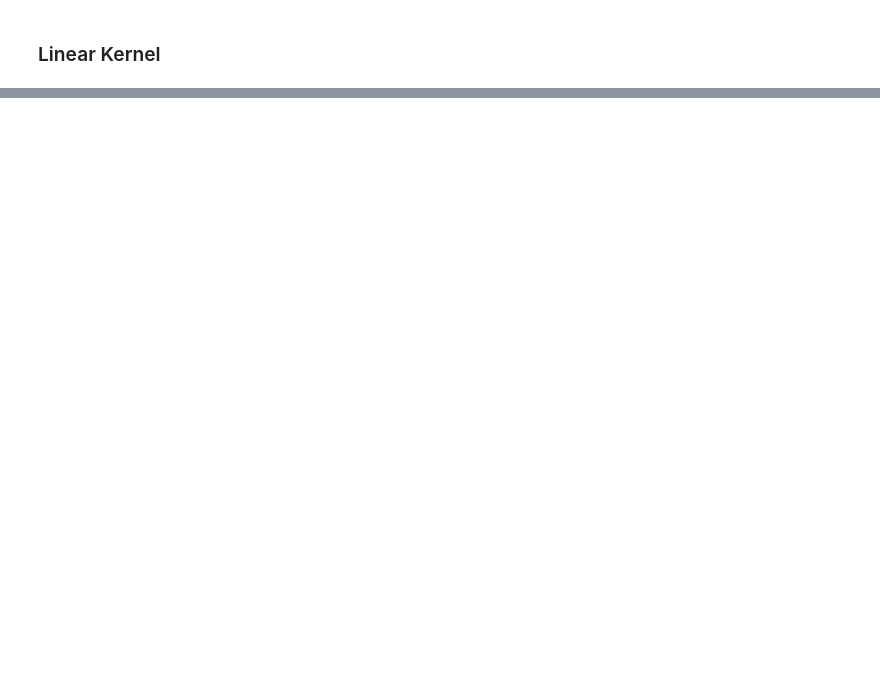
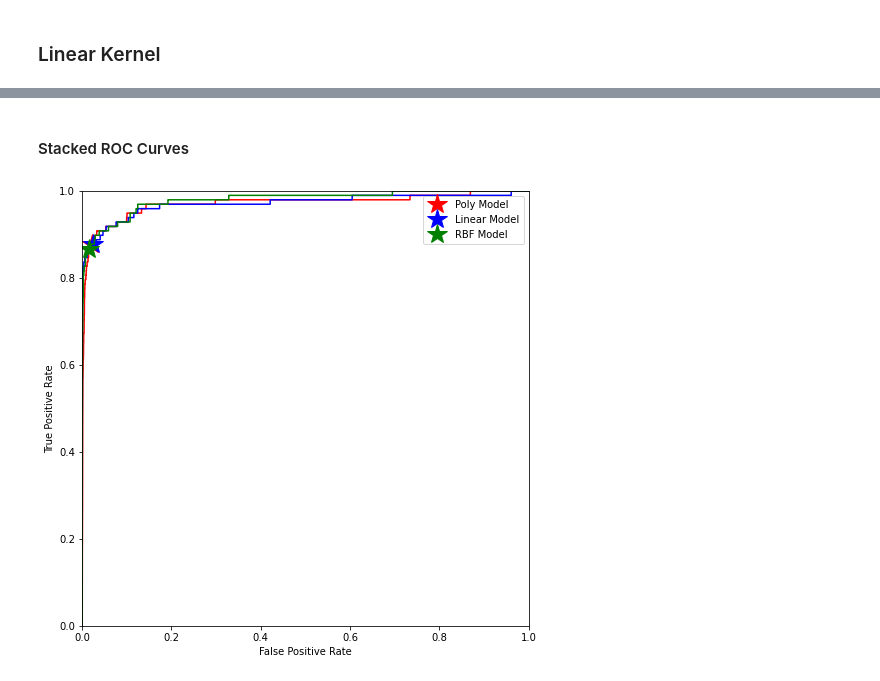
Before and after one commit to meuliano/ML_Credit_Card_Fraud_Detection, a Jupyter notebook: SVM.ipynb, the cells around one changed output, grey strips where cells are left out. Drawn from its saved outputs; the diff is of its cells as text; code cells hidden in the pictures; blank space fills up the shorter version.

```diff
--- a/SVM.ipynb
+++ b/SVM.ipynb
@@ -417,0 +170,22 @@ print(loaded_model.best_params_)
+# %% [markdown]
+#### Stacked ROC Curves
+# %%
+
+fig = plt.figure(figsize=[8,8])
+fpr, tpr, thresholds = roc_curve(y_test, y_pred_poly, drop_intermediate=False)
+plt.plot(fpr, tpr, 'r')
+plt.plot(pfa_poly,trpr_poly, 'r*', label = "Poly Model",markersize=20)
+fpr, tpr, thresholds = roc_curve(y_test, y_pred_lin, drop_intermediate=False)
+plt.plot(fpr, tpr,'b')
+plt.plot(pfa_lin,trpr_lin, 'b*', label = "Linear Model",markersize=20)
+fpr, tpr, thresholds = roc_curve(y_test, y_pred_rbf, drop_intermediate=False)
+plt.plot(fpr, tpr, 'g')
+plt.plot(pfa_rbf,trpr_rbf, 'g*', label = "RBF Model",markersize=20)
+
+plt.axis([0,1,0,1])
+plt.xlabel('False Positive Rate')
+plt.ylabel('True Positive Rate')
+plt.legend()
+plt.show()
+# %% [output]
+[figure, added]
```
Also changed, not shown: parts of 31 cells of this notebook.
